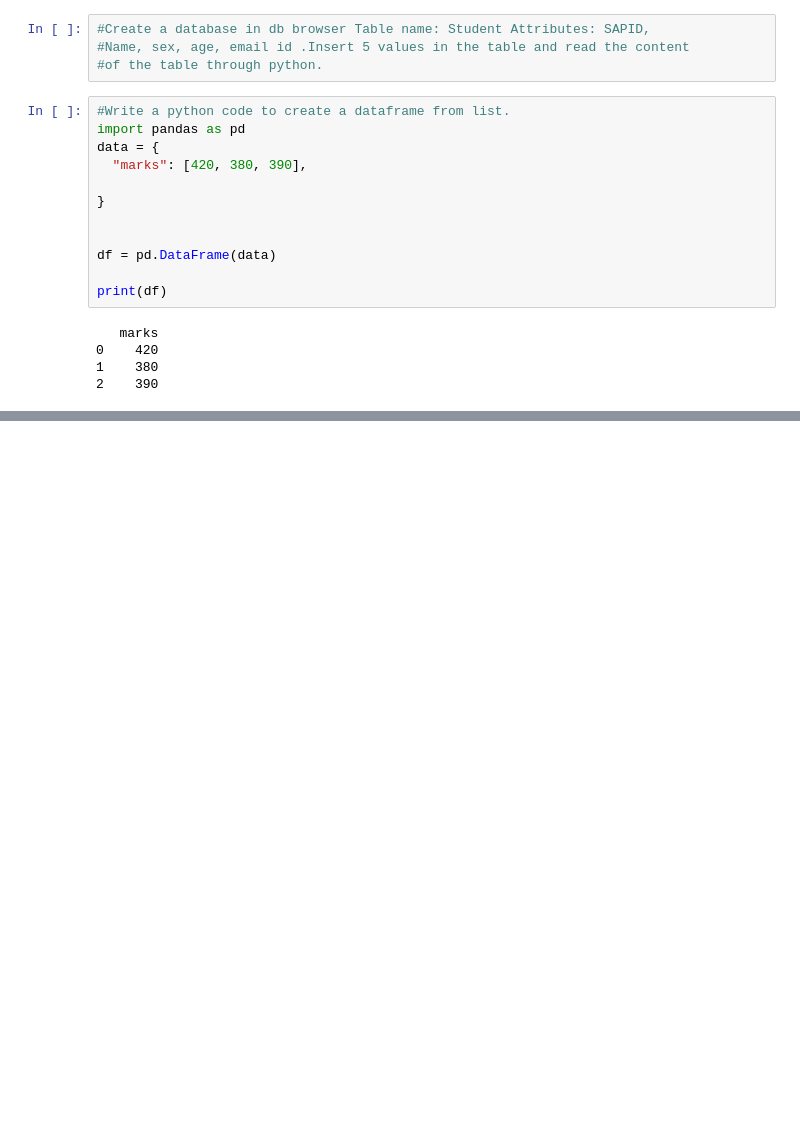
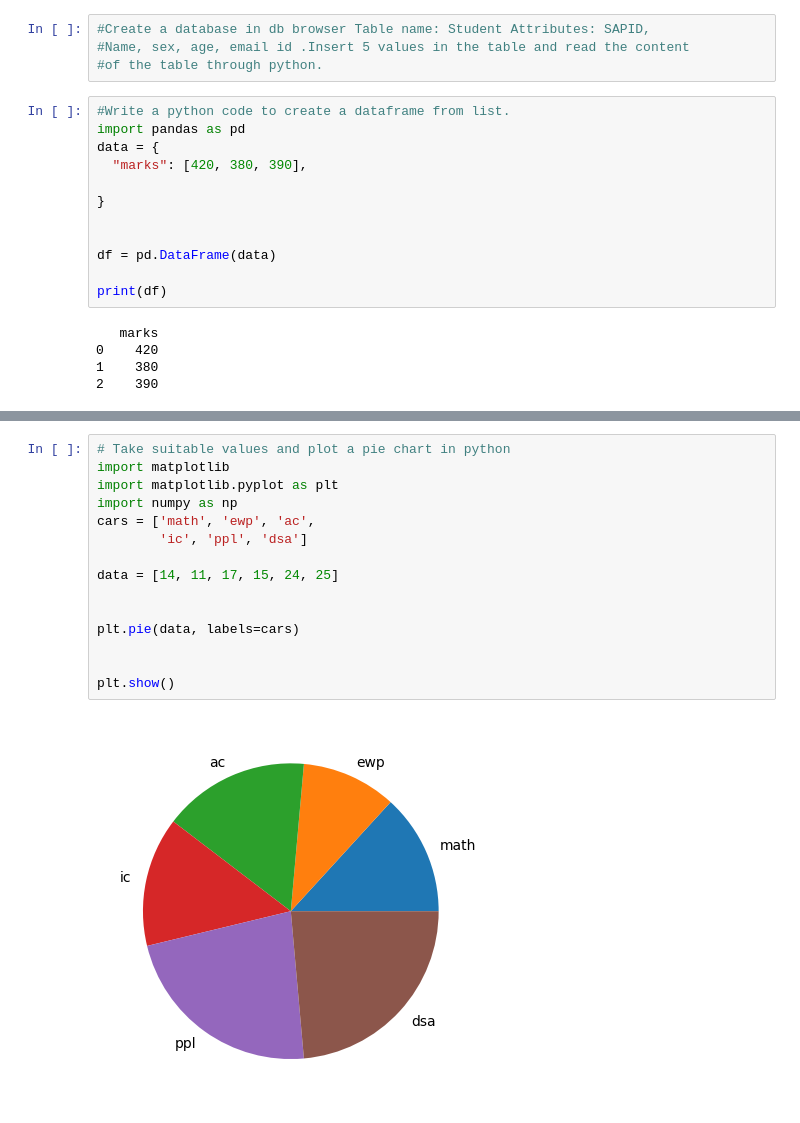
Before and after one commit to rohan-devs/pythonlab-extc-sem-4, a Jupyter notebook: solutions.ipynb, the cells around one changed output, grey strips where cells are left out. Saved outputs shown, nothing was run; the diff lists cells and outputs as text; blank space fills up the shorter version.

```diff
--- a/solutions.ipynb
+++ b/solutions.ipynb
@@ -410,0 +458,17 @@ print(df)
+# %%
+# Take suitable values and plot a pie chart in python
+import matplotlib
+import matplotlib.pyplot as plt
+import numpy as np
+cars = ['math', 'ewp', 'ac',
+        'ic', 'ppl', 'dsa']
+
+data = [14, 11, 17, 15, 24, 25]
+
+
+plt.pie(data, labels=cars)
+
+
+plt.show()
+# %% [output]
+[figure, added]
```
Also changed, not shown: parts of 3 cells of this notebook, 2 other files.
